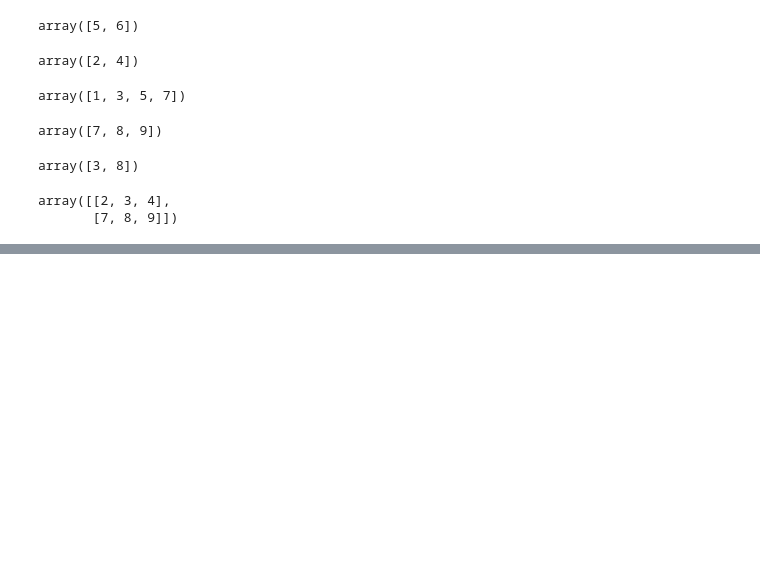
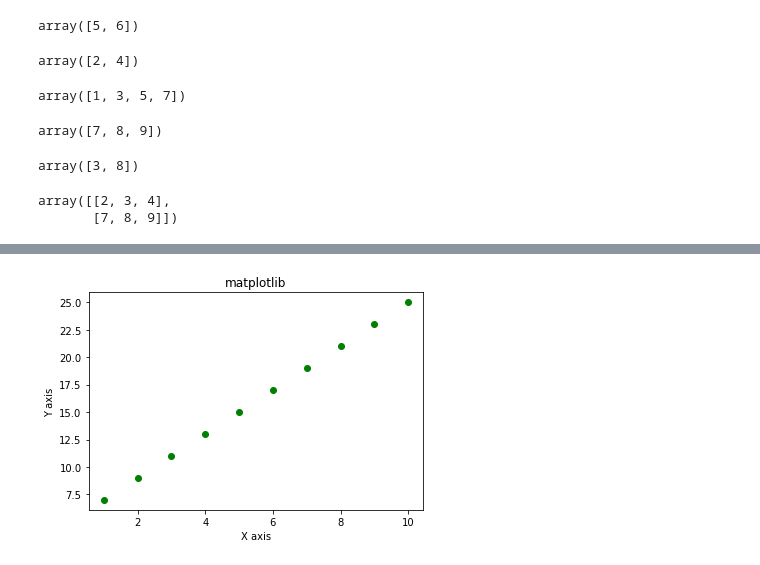
Before and after one commit to nachopodesta/numpy-for-data-science, a Jupyter notebook: NumPy_for_Data_Science.ipynb, the cells around one changed output, grey strips where cells are left out. Saved outputs shown, nothing was run; the diff lists cells and outputs as text; code cells hidden in the pictures; blank space fills up the shorter version.

```diff
--- a/NumPy_for_Data_Science.ipynb
+++ b/NumPy_for_Data_Science.ipynb
@@ -247,0 +867,11 @@ array([[2, 3, 4],
+# %%
+x = np.arange(1,11)
+y = 2 * x + 5
+
+plt.title("matplotlib")
+plt.xlabel("X axis")
+plt.ylabel("Y axis")
+plt.plot(x,y,'og')
+plt.show()
+# %% [output]
+[figure, added]
```
Also changed, not shown: parts of 118 cells of this notebook.
